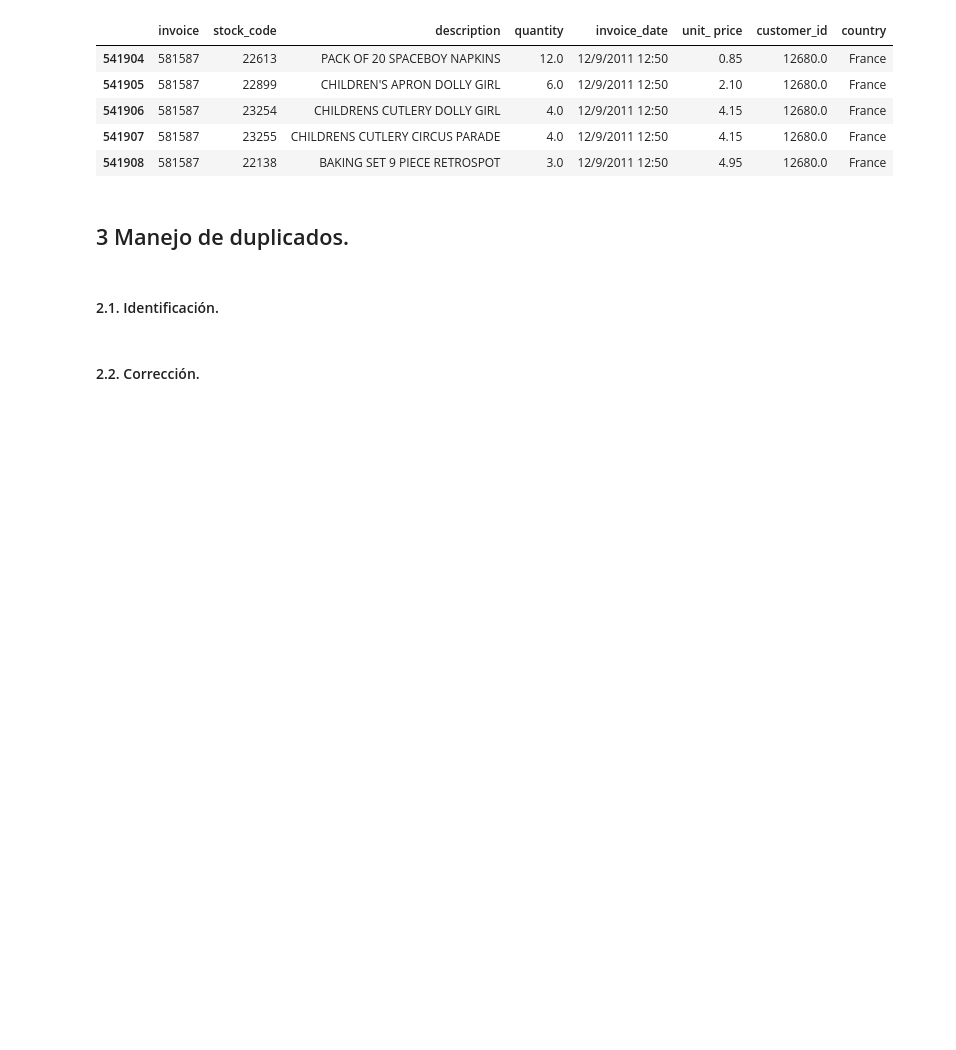
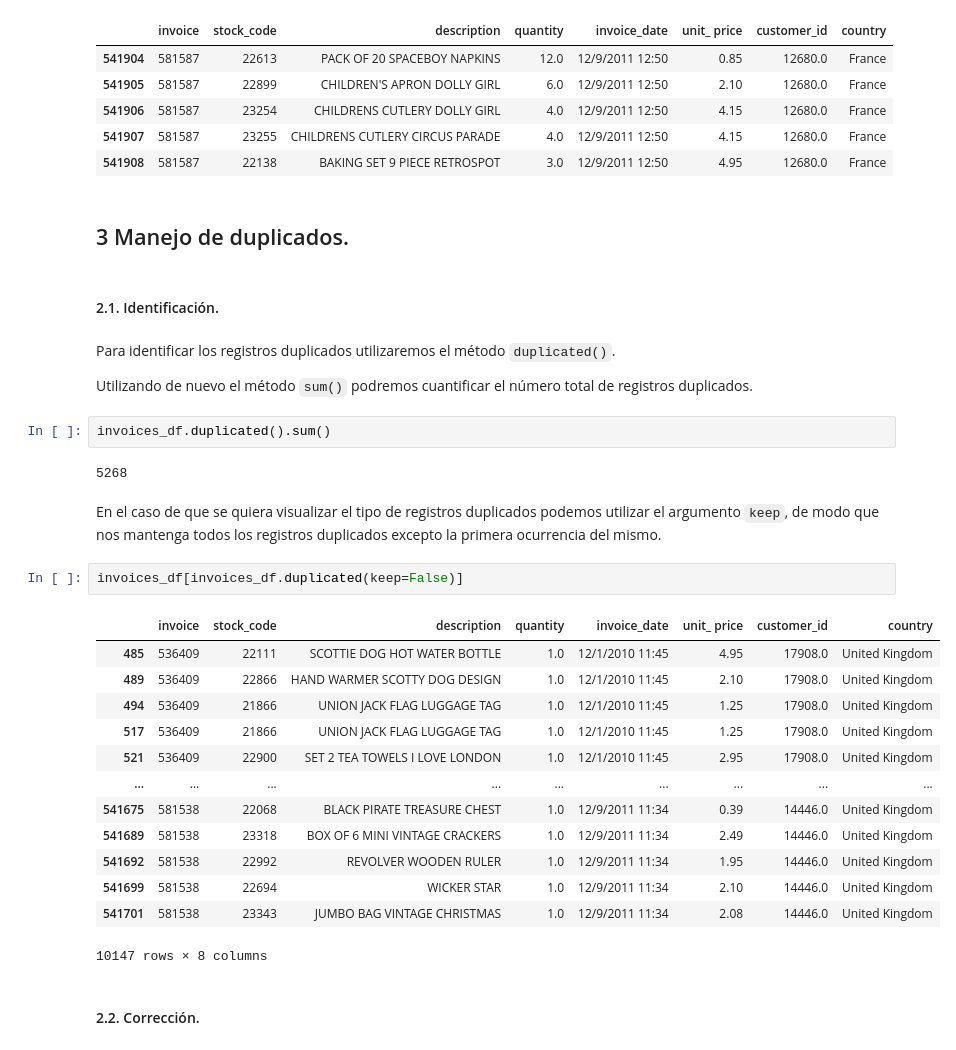
Before and after one commit to ismaelcazalilla/acceso_limpieza_datos, a Jupyter notebook: notebooks/limpieza.ipynb, the cells around one changed output. Saved outputs shown, nothing was run; the diff lists cells and outputs as text; blank space fills up the shorter version.

Commit message:
add duplicates

````diff
--- a/notebooks/limpieza.ipynb
+++ b/notebooks/limpieza.ipynb
@@ -356,5 +356,31 @@ invoices_df.tail()
 ## 3 Manejo de duplicados.
 # %% [markdown]
 #### 2.1. Identificación.
+# %% [markdown]
+Para identificar los registros duplicados utilizaremos el método ```duplicated()```.
+
+Utilizando de nuevo el método ```sum()``` podremos cuantificar el número total de registros duplicados.
+# %%
+invoices_df.duplicated().sum()
+# %% [output]
+5268
+# %% [markdown]
+En el caso de que se quiera visualizar el tipo de registros duplicados podemos utilizar el argumento ```keep```, de modo que nos mantenga todos los registros duplicados excepto la primera ocurrencia del mismo.
+# %%
+invoices_df[invoices_df.duplicated(keep=False)]
+# %% [output]
+|  | invoice | stock_code | description | quantity | invoice_date | unit_ price | customer_id | country |
+| 485 | 536409 | 22111 | SCOTTIE DOG HOT WATER BOTTLE | 1.0 | 12/1/2010 11:45 | 4.95 | 17908.0 | United Kingdom |
+| 489 | 536409 | 22866 | HAND WARMER SCOTTY DOG DESIGN | 1.0 | 12/1/2010 11:45 | 2.10 | 17908.0 | United Kingdom |
+| 494 | 536409 | 21866 | UNION JACK FLAG LUGGAGE TAG | 1.0 | 12/1/2010 11:45 | 1.25 | 17908.0 | United Kingdom |
+| 517 | 536409 | 21866 | UNION JACK FLAG LUGGAGE TAG | 1.0 | 12/1/2010 11:45 | 1.25 | 17908.0 | United Kingdom |
+| 521 | 536409 | 22900 | SET 2 TEA TOWELS I LOVE LONDON | 1.0 | 12/1/2010 11:45 | 2.95 | 17908.0 | United Kingdom |
+| ... | ... | ... | ... | ... | ... | ... | ... | ... |
+| 541675 | 581538 | 22068 | BLACK PIRATE TREASURE CHEST | 1.0 | 12/9/2011 11:34 | 0.39 | 14446.0 | United Kingdom |
+| 541689 | 581538 | 23318 | BOX OF 6 MINI VINTAGE CRACKERS | 1.0 | 12/9/2011 11:34 | 2.49 | 14446.0 | United Kingdom |
+| 541692 | 581538 | 22992 | REVOLVER WOODEN RULER | 1.0 | 12/9/2011 11:34 | 1.95 | 14446.0 | United Kingdom |
+| 541699 | 581538 | 22694 | WICKER STAR | 1.0 | 12/9/2011 11:34 | 2.10 | 14446.0 | United Kingdom |
+| 541701 | 581538 | 23343 | JUMBO BAG VINTAGE CHRISTMAS | 1.0 | 12/9/2011 11:34 | 2.08 | 14446.0 | United Kingdom |
+10147 rows × 8 columns
 # %% [markdown]
 #### 2.2. Corrección.
````
Also changed, not shown: parts of 2 cells of this notebook.
